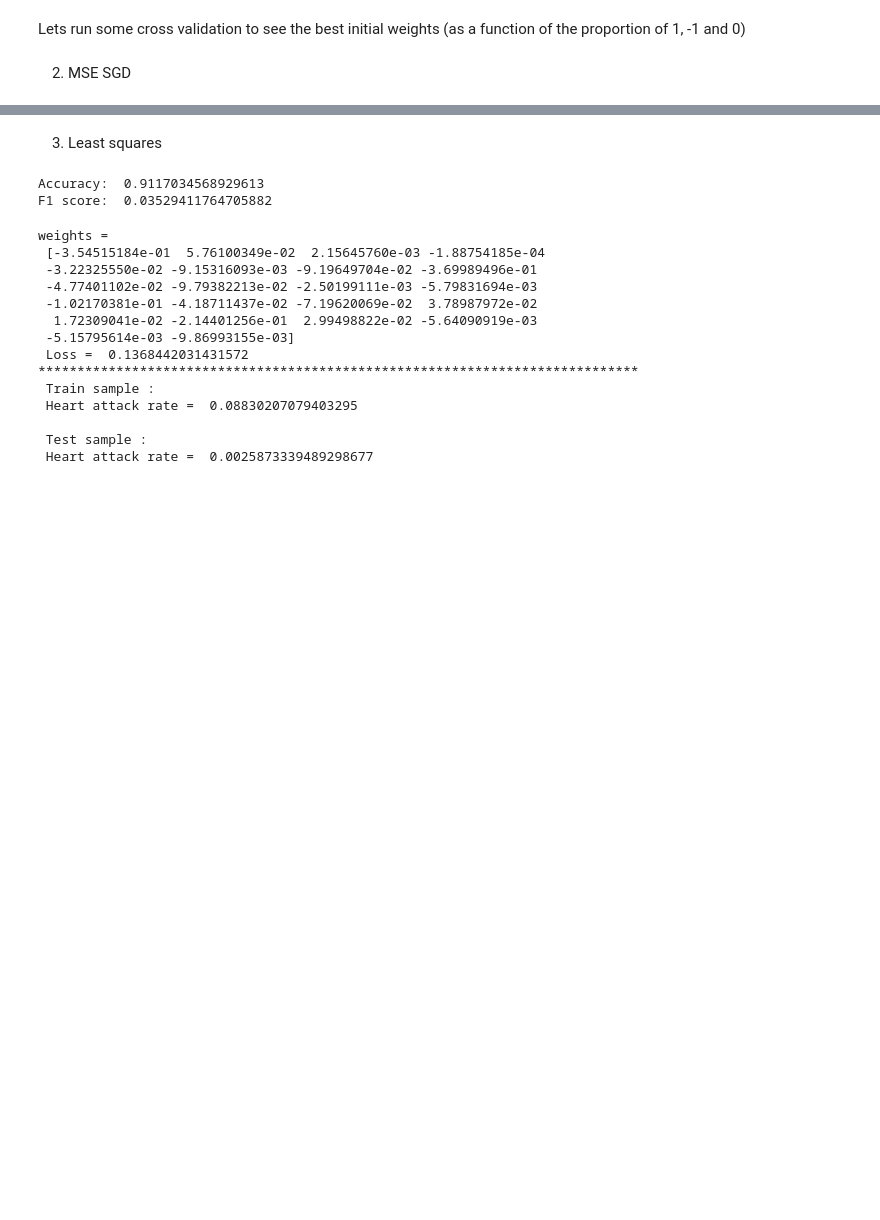
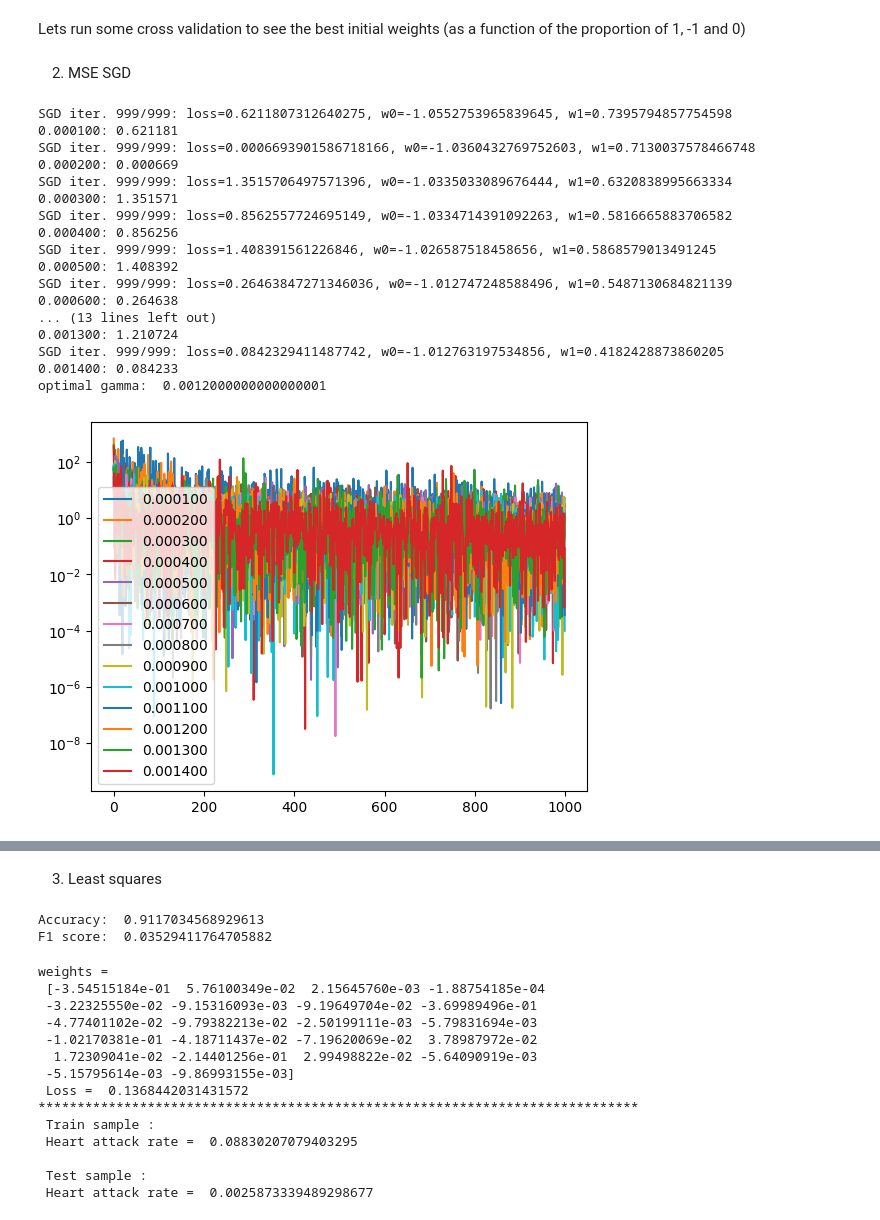
Before and after one commit to lucilemln/ML-project, a Jupyter notebook: run.ipynb, the cells around one changed output, grey strips where cells are left out. Cells and saved outputs as stored; diff of their text form; code cells hidden in the pictures; blank space fills up the shorter version.

```diff
--- a/run.ipynb
+++ b/run.ipynb
@@ -198,5 +199,0 @@ Gradient Descent(999/1000): Final loss=0.16322289498404216
-# %%
-loss_test_set = []
-
-for w in w_mse_gd:
-    loss_test_set.append(f.compute_mse(y_train_test, tX_train_test, w))
@@ -251,4 +247,40 @@ weights =
 Lets run some cross validation to see the best initial weights (as a function of the proportion of 1, -1 and 0)
 # %% [markdown]
 2. MSE SGD
+# %%
+#Try different values of gamma for gradient descent with MSE as loss function
+gamma = np.arange(0.0001, 0.0015, 0.0001)
+g_opti = gamma[0]
+loss_opti = 1000
+for g in gamma:
+    w, loss = f.mean_squared_error_sgd(y_train_train, tX_train_train, initial_w, 1000, g)
+    mean_loss = np.mean(loss[-100:])
+    if mean_loss < loss_opti:
+        loss_opti = mean_loss
+        g_opti = g
+    print("%f: %f" % (g, loss[-1]))
+    plt.semilogy(loss, label = "%f" % g)
+
+print("optimal gamma: ", g_opti)
+plt.legend()
+plt.show()
+# %% [output]
+SGD iter. 999/999: loss=0.6211807312640275, w0=-1.0552753965839645, w1=0.7395794857754598
+0.000100: 0.621181
+SGD iter. 999/999: loss=0.0006693901586718166, w0=-1.0360432769752603, w1=0.7130037578466748
+0.000200: 0.000669
+SGD iter. 999/999: loss=1.3515706497571396, w0=-1.0335033089676444, w1=0.6320838995663334
+0.000300: 1.351571
+SGD iter. 999/999: loss=0.8562557724695149, w0=-1.0334714391092263, w1=0.5816665883706582
+0.000400: 0.856256
+SGD iter. 999/999: loss=1.408391561226846, w0=-1.026587518458656, w1=0.5868579013491245
+0.000500: 1.408392
+SGD iter. 999/999: loss=0.26463847271346036, w0=-1.012747248588496, w1=0.5487130684821139
+0.000600: 0.264638
+... (13 lines left out)
+0.001300: 1.210724
+SGD iter. 999/999: loss=0.0842329411487742, w0=-1.012763197534856, w1=0.4182428873860205
+0.001400: 0.084233
+optimal gamma:  0.0012000000000000001
+[figure, added]
 # %%
```
Also changed, not shown: parts of 44 cells of this notebook, 2 other files.
